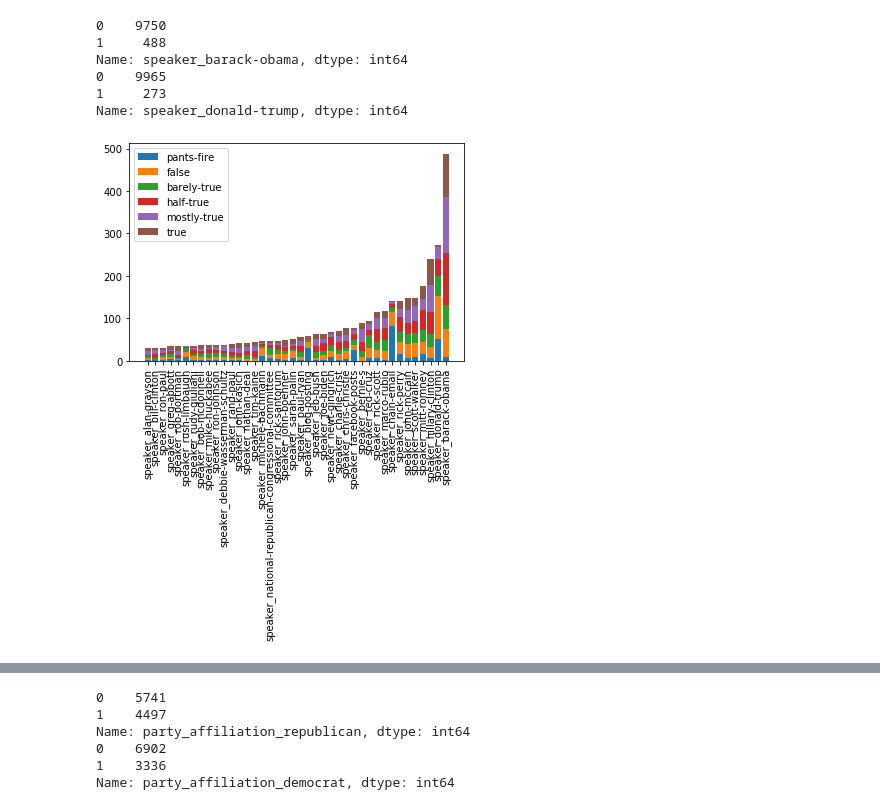
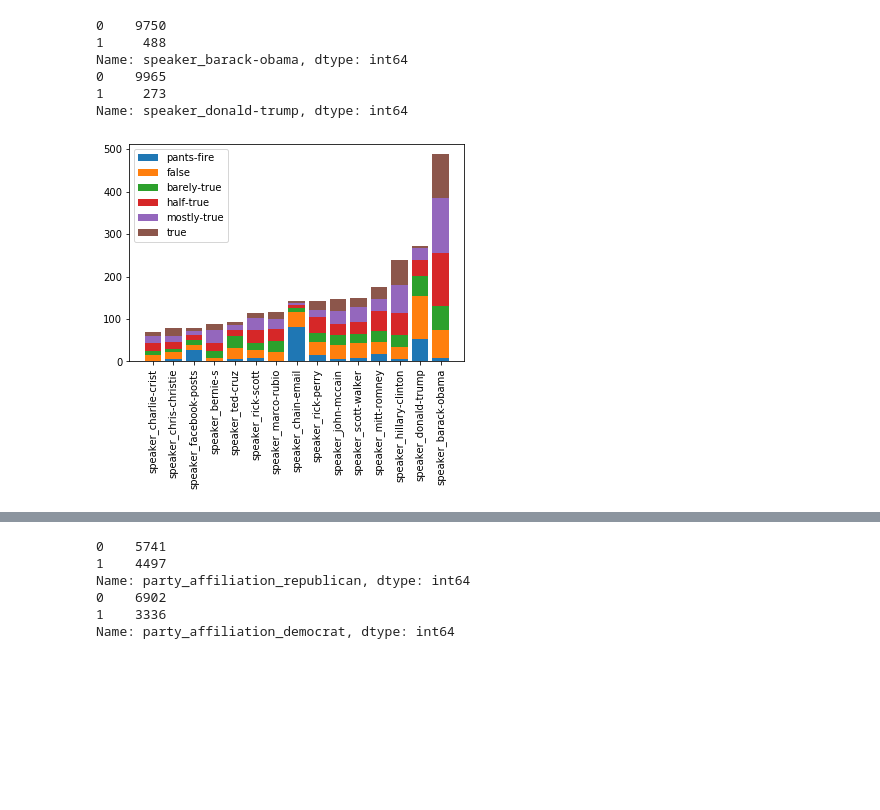
Before and after one commit to sshetkar3858/EE461P_Final_Project_Fake_News_Classifier, a Jupyter notebook: liar/data_exploration.ipynb, the cells around one changed output, grey strips where cells are left out. Saved outputs shown, nothing was run; the diff lists cells and outputs as text; code cells hidden in the pictures; blank space fills up the shorter version.

```diff
--- a/liar/data_exploration.ipynb
+++ b/liar/data_exploration.ipynb
@@ -38,3 +79,6 @@ train.head()
 | 2 | 324.json | mostly-true | Hillary Clinton agrees with John ... | foreign-policy | barack-obama | President | Illinois | democrat | ... |
 | 3 | 1123.json | false | Health care reform legislation is... | health-care | blog-posting | NaN | NaN | none | ... |
 | 4 | 9028.json | half-true | The economic turnaround started a... | economy,jobs | charlie-crist | NaN | Florida | democrat | ... |
+# %%
+for i in range(50):
+    print(train['statement'][i])
@@ -183,7 +296,7 @@ plt.show()
 [figure]
 # %%
 sorted_tuples = sorted(subject_dict.items(), key=lambda item: np.sum(item[1]))
-k = 40
+k = 15
 topk_subjects = sorted_tuples[-k:]
 # print(topk_subjects)  # [(1, 1), (3, 4), (2, 9)]
 
@@ -259,28 +411,28 @@ Name: speaker_barack-obama, dtype: int64
 Name: speaker_donald-trump, dtype: int64
 # %%
 sorted_tuples = sorted(speaker_dict.items(), key=lambda item: np.sum(item[1]))
-k = 40
+k = 15
 topk_speakers = sorted_tuples[-k:]
 # print(topk_speakers)  # [(1, 1), (3, 4), (2, 9)]
 
 topk_speakers_names = [x[0] for x in topk_speakers]
 fig, ax = plt.subplots()
 
 for i in range(len(label_types)):
     counts = [x[1][i] for x in topk_speakers]
 #     print(counts)
     if i == 0:
         ax.bar(topk_speakers_names, counts, label=label_types[i])
         sum_counts = counts
     else:
         ax.bar(topk_speakers_names, counts, bottom=sum_counts, label=label_types[i])
         sum_counts = [i + j for i,j in zip(sum_counts, counts)]
 #     print(sum_counts)
 plt.xticks(rotation=90)
 plt.legend()
 plt.show()
 # %% [output]
-[figure, old version]
+[figure, new version]
 # %%
 # party affiliation
 dummies = pd.get_dummies(train['party_affiliation'], prefix='party_affiliation')
```
Also changed, not shown: parts of 16 cells of this notebook.
